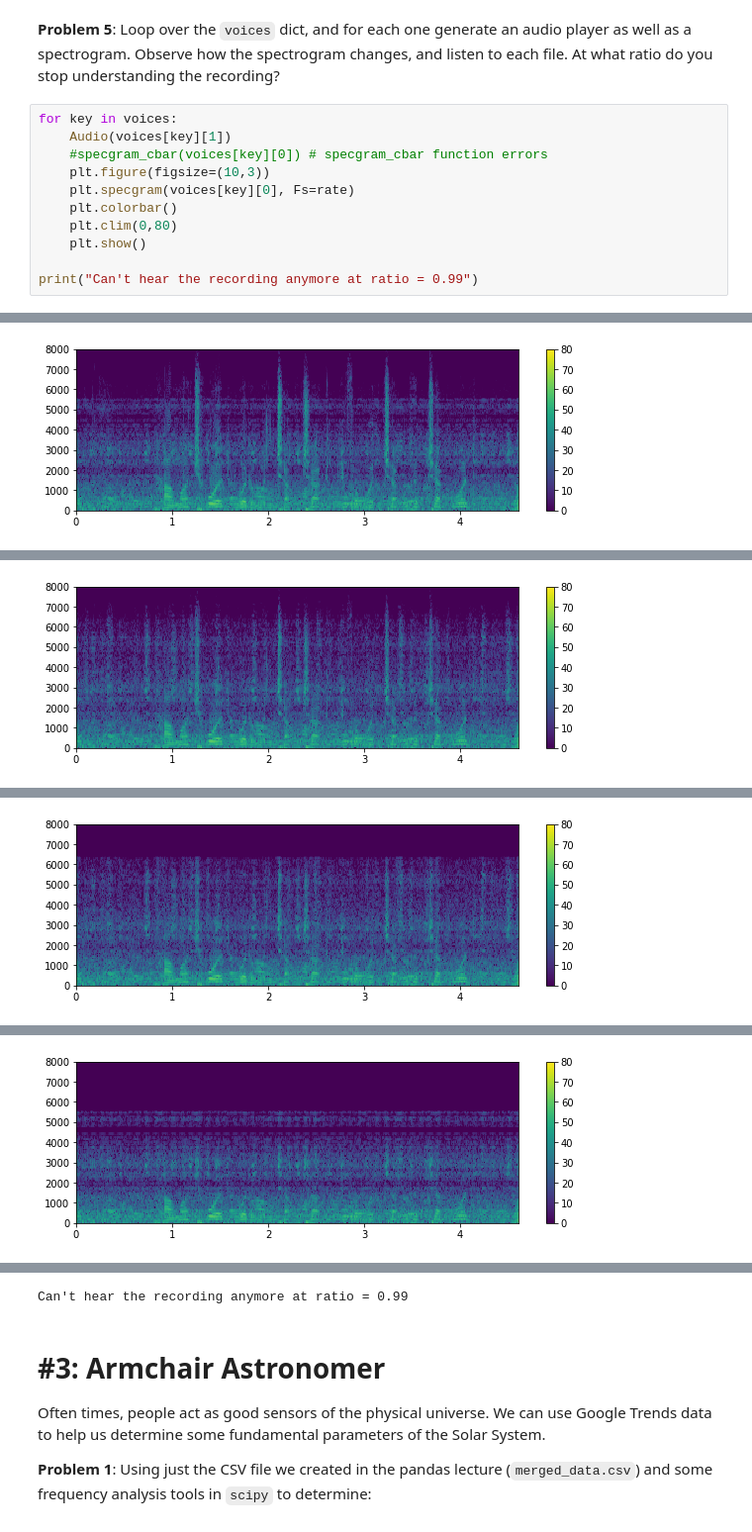
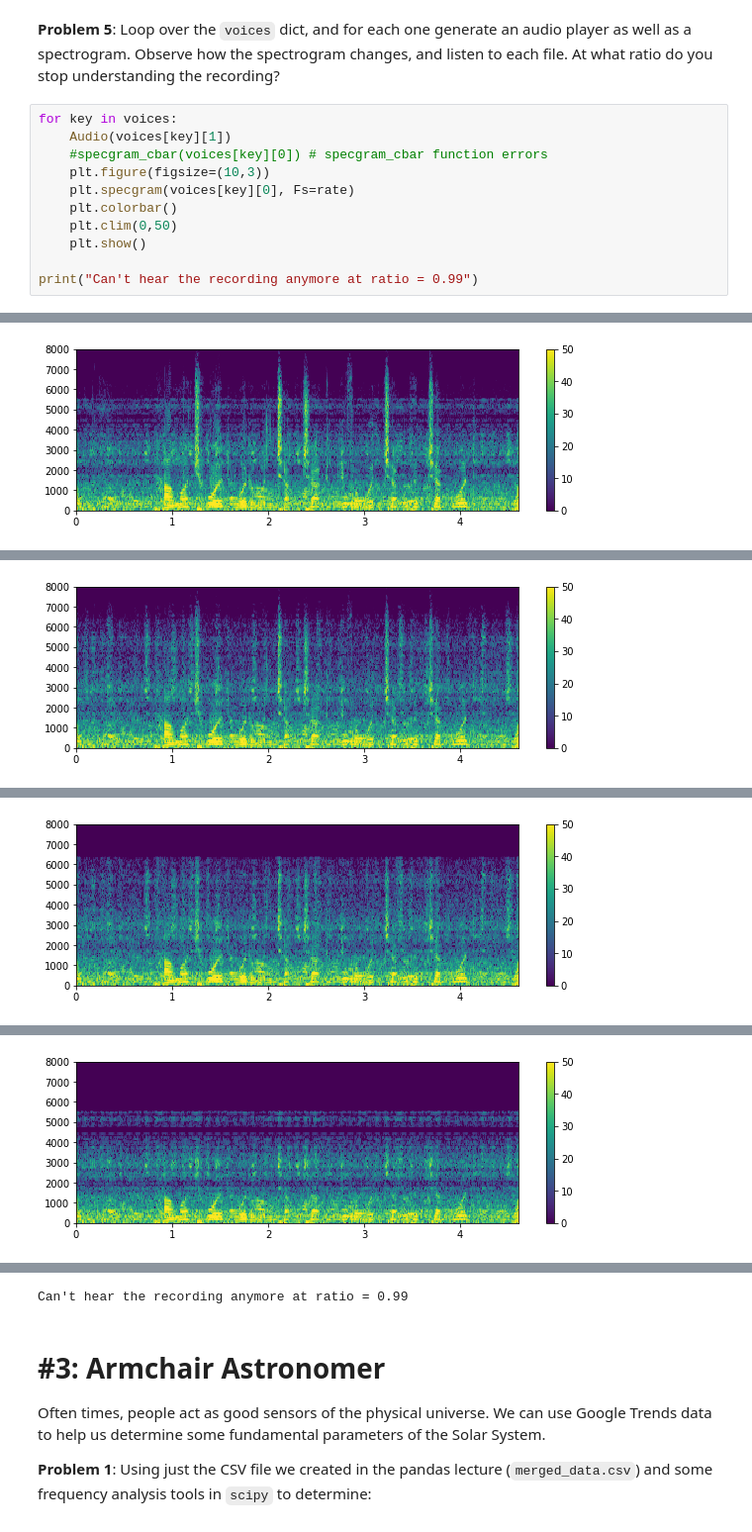
Before and after one commit to carinacheng/python-ay250-homework, a Jupyter notebook: hw1/hw_1_assignment.ipynb, the cells around one changed output, grey strips where cells are left out. Shown at 99% size. Saved outputs shown, nothing was run; the diff lists cells and outputs as text.

```diff
--- a/hw1/hw_1_assignment.ipynb
+++ b/hw1/hw_1_assignment.ipynb
@@ -381,21 +381,21 @@ for ratio in [0.1,0.5,0.75,0.9,0.95,0.99]:
 # %%
 for key in voices:
     Audio(voices[key][1])
     #specgram_cbar(voices[key][0]) # specgram_cbar function errors
     plt.figure(figsize=(10,3))
     plt.specgram(voices[key][0], Fs=rate)
     plt.colorbar()
-    plt.clim(0,80)
+    plt.clim(0,50)
     plt.show()
 
 print("Can't hear the recording anymore at ratio = 0.99")
 # %% [output]
 [interactive output not drawn]
-[figure, old version]
+[figure, new version]
 [interactive output not drawn]
-[figure, old version]
+[figure, new version]
 [interactive output not drawn]
-[figure, old version]
+[figure, new version]
 [interactive output not drawn]
-[figure, old version]
+[figure, new version]
 [interactive output not drawn]
```
Also changed, not shown: parts of 10 cells of this notebook.
